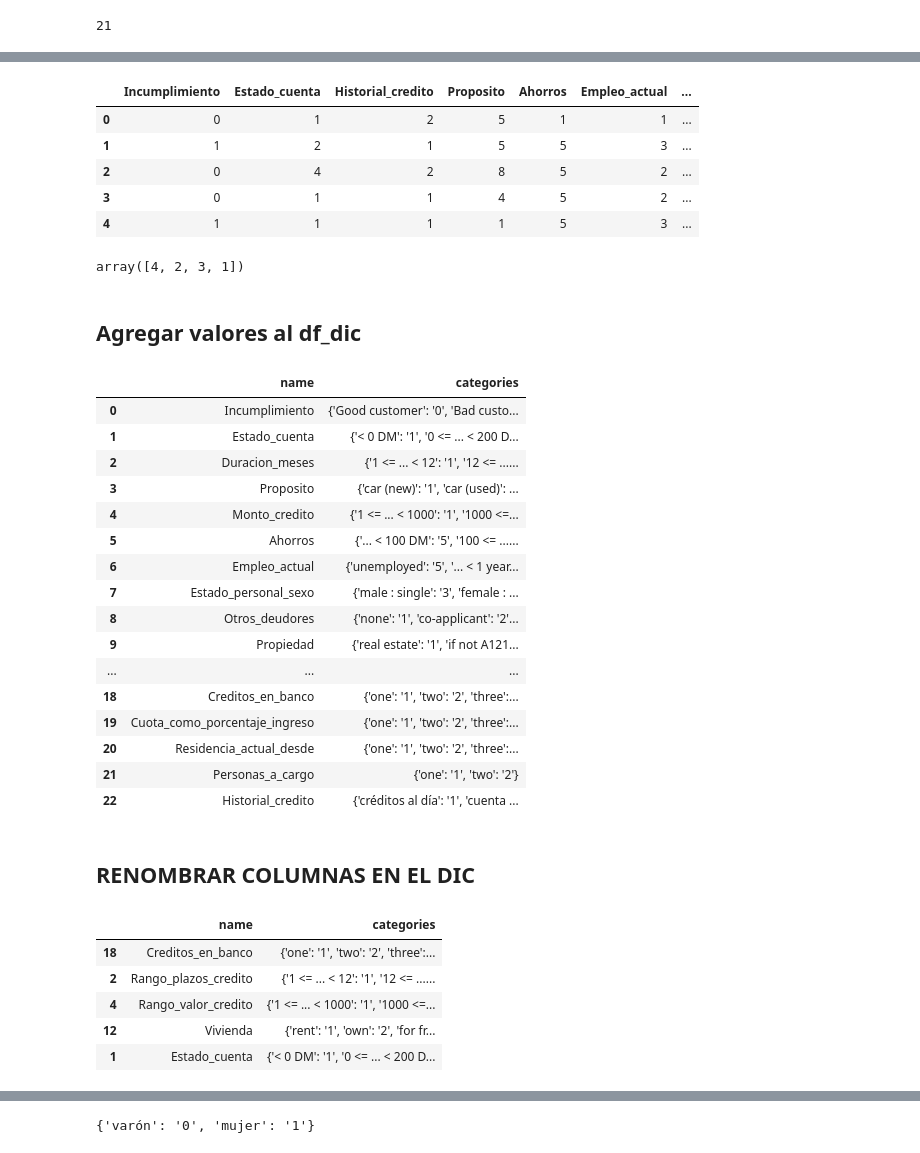
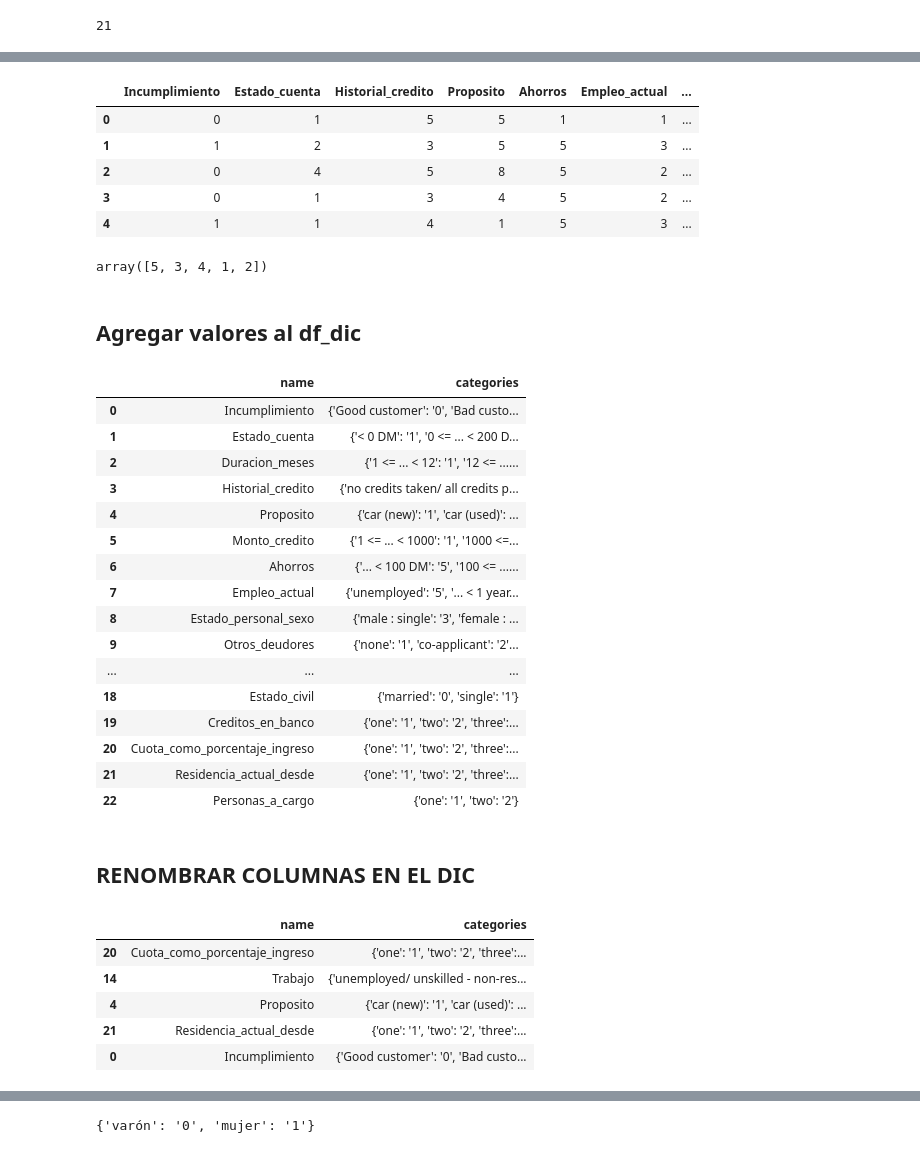
Before and after one commit to JulioLaz/credit_scoring_predict, a Jupyter notebook: Credit_Scoring_Prediction_final.ipynb, the cells around one changed output, grey strips where cells are left out. Saved outputs shown, nothing was run; the diff lists cells and outputs as text; code cells hidden in the pictures.

```diff
--- a/Credit_Scoring_Prediction_final.ipynb
+++ b/Credit_Scoring_Prediction_final.ipynb
@@ -29,19 +29,19 @@ La importancia de reducir el riesgo crediticio ha llevado a una institución fin
 # %%
 import pandas as pd
 import numpy as np
-pd.set_option('display.max_columns', None)
 import seaborn as sns
 import matplotlib.pyplot as plt
+import random
 import warnings
-warnings.filterwarnings("ignore")
-from sklearn.model_selection import train_test_split
+
+from sklearn.model_selection import train_test_split, GridSearchCV
 from sklearn.linear_model import LogisticRegression
 from sklearn.tree import DecisionTreeClassifier
 from sklearn.ensemble import RandomForestClassifier
 from sklearn.naive_bayes import GaussianNB
-from sklearn.metrics import accuracy_score, precision_score, recall_score, f1_score
-from sklearn.metrics import roc_auc_score, roc_curve
-global df_banco, resultados
+from sklearn.metrics import accuracy_score, precision_score, recall_score, f1_score, classification_report, confusion_matrix,roc_auc_score, roc_curve, auc
+from sklearn.svm import SVC
+warnings.filterwarnings("ignore")
 # %%
 from google.colab import drive
 drive.mount('/content/drive')
@@ -296,66 +271,61 @@ len(df_bank.columns)
 # %%
-# df=df_bank.copy()
 ### sexo: 0=varón  sexo: 1=mujer
 ### e_civil: 0=casado  e_civil: 1= soltero
 df_bank['Sexo'] = np.where(df_bank['Estado_personal_sexo'] == 2, 1, 0)  # sexo=0 cuando personal_status_sex=2 (mujer), y sexo=1 cuando personal_status_sex=1 o 3 o 4
 df_bank['Estado_civil'] = np.where(df_bank['Estado_personal_sexo'].isin([1, 2, 4]), 0, 1)  # estado_civil=1 cuando personal_status_sex=1, 2 o 4, y 0 cuando personal_status_sex=3
 df_bank.drop('Estado_personal_sexo',axis=1,inplace=True)
-
-#### columna credit_history:{'no se tomaron créditos/todos los créditos se pagaron debidamente': '1', 'todos los créditos en este banco se pagaron debidamente': '2', 'créditos existentes se pagaron debidamente hasta ahora': '3', 'retraso en el pago desactivado en el pasado': '4', 'cuenta crítica/otros créditos existentes (no en este banco)': '5'}
-df_bank['Historial_credito'] = df_bank['Historial_credito'].replace({2: 1, 3: 1, 4: 1, 5: 2})
 df_bank.head()
 # %% [output]
 |  | Incumplimiento | Estado_cuenta | Historial_credito | Proposito | Ahorros | Empleo_actual | ... |
-| 0 | 0 | 1 | 2 | 5 | 1 | 1 | ... |
-| 1 | 1 | 2 | 1 | 5 | 5 | 3 | ... |
-| 2 | 0 | 4 | 2 | 8 | 5 | 2 | ... |
-| 3 | 0 | 1 | 1 | 4 | 5 | 2 | ... |
-| 4 | 1 | 1 | 1 | 1 | 5 | 3 | ... |
+| 0 | 0 | 1 | 5 | 5 | 1 | 1 | ... |
+| 1 | 1 | 2 | 3 | 5 | 5 | 3 | ... |
+| 2 | 0 | 4 | 5 | 8 | 5 | 2 | ... |
+| 3 | 0 | 1 | 3 | 4 | 5 | 2 | ... |
+| 4 | 1 | 1 | 4 | 1 | 5 | 3 | ... |
 # %%
-df_bank.Residencia_actual_desde.unique()
+df_bank.Historial_credito.unique()
 # %% [output]
-array([4, 2, 3, 1])
+array([5, 3, 4, 1, 2])
 # %% [markdown]
 ## Agregar valores al df_dic
 # %%
 ### borrar fila
 df_dic = df_dic[df_dic['name'] != 'Creditos_en_banco']
-df_dic = df_dic[df_dic['name'] != 'Historial_credito']
+# df_dic = df_dic[df_dic['name'] != 'Historial_credito']
 df_dic = df_dic[df_dic['name'] != 'Cuota_como_porcentaje_ingreso']
 df_dic = df_dic[df_dic['name'] != 'Personas_a_cargo']
 df_dic = df_dic[df_dic['name'] != 'Residencia_actual_desde']
 
 ### aregar data de new columns en dic original   ###
 new_rows = [
     {'name': 'Sexo', 'categories': {'varón': '0', 'mujer': '1'}},
     {'name': 'Estado_civil', 'categories': {'married': '0', 'single': '1'}},
     {'name': 'Creditos_en_banco', 'categories': {'one': '1', 'two': '2','three': '3', 'four': '4'}},
     {'name': 'Cuota_como_porcentaje_ingreso', 'categories': {'one': '1', 'two': '2','three': '3', 'four': '4'}},
     {'name': 'Residencia_actual_desde', 'categories': {'one': '1', 'two': '2','three': '3', 'four': '4'}},
-    {'name': 'Personas_a_cargo', 'categories': {'one': '1', 'two': '2'}},
-    {'name': 'Historial_credito', 'categories': {'créditos al día': '1', 'cuenta crítica': '2'}}
+    {'name': 'Personas_a_cargo', 'categories': {'one': '1', 'two': '2'}}
+    # {'name': 'Historial_credito', 'categories': {'credits paid': '1','credits paid': '2','credits paid': '3','credits paid': '4', 'critical account': '5'}}
 ]
-
 df_dic = df_dic.append(new_rows, ignore_index=True)
 df_dic
 # %% [output]
 |  | name | categories |
 | 0 | Incumplimiento | {'Good customer': '0', 'Bad custo... |
 | 1 | Estado_cuenta | {'< 0 DM': '1', '0 <= ... < 200 D... |
 | 2 | Duracion_meses | {'1 <= ... < 12': '1', '12 <= ...... |
-| 3 | Proposito | {'car (new)': '1', 'car (used)': ... |
-| 4 | Monto_credito | {'1 <= ... < 1000': '1', '1000 <=... |
-| 5 | Ahorros | {'... < 100 DM': '5', '100 <= ...... |
-| 6 | Empleo_actual | {'unemployed': '5', '... < 1 year... |
-| 7 | Estado_personal_sexo | {'male : single': '3', 'female : ... |
-| 8 | Otros_deudores | {'none': '1', 'co-applicant': '2'... |
-| 9 | Propiedad | {'real estate': '1', 'if not A121... |
+| 3 | Historial_credito | {'no credits taken/ all credits p... |
+| 4 | Proposito | {'car (new)': '1', 'car (used)': ... |
+| 5 | Monto_credito | {'1 <= ... < 1000': '1', '1000 <=... |
+| 6 | Ahorros | {'... < 100 DM': '5', '100 <= ...... |
+| 7 | Empleo_actual | {'unemployed': '5', '... < 1 year... |
+| 8 | Estado_personal_sexo | {'male : single': '3', 'female : ... |
+| 9 | Otros_deudores | {'none': '1', 'co-applicant': '2'... |
 | ... | ... | ... |
-| 18 | Creditos_en_banco | {'one': '1', 'two': '2', 'three':... |
-| 19 | Cuota_como_porcentaje_ingreso | {'one': '1', 'two': '2', 'three':... |
-| 20 | Residencia_actual_desde | {'one': '1', 'two': '2', 'three':... |
-| 21 | Personas_a_cargo | {'one': '1', 'two': '2'} |
-| 22 | Historial_credito | {'créditos al día': '1', 'cuenta ... |
+| 18 | Estado_civil | {'married': '0', 'single': '1'} |
+| 19 | Creditos_en_banco | {'one': '1', 'two': '2', 'three':... |
+| 20 | Cuota_como_porcentaje_ingreso | {'one': '1', 'two': '2', 'three':... |
+| 21 | Residencia_actual_desde | {'one': '1', 'two': '2', 'three':... |
+| 22 | Personas_a_cargo | {'one': '1', 'two': '2'} |
 # %% [markdown]
 ## RENOMBRAR COLUMNAS EN EL DIC
 # %%
@@ -371,8 +341,8 @@ df_dic.loc[index_to_change_duration, 'name'] = 'Rango_plazos_credito'
 df_dic.sample(5)
 # %% [output]
 |  | name | categories |
-| 18 | Creditos_en_banco | {'one': '1', 'two': '2', 'three':... |
-| 2 | Rango_plazos_credito | {'1 <= ... < 12': '1', '12 <= ...... |
-| 4 | Rango_valor_credito | {'1 <= ... < 1000': '1', '1000 <=... |
-| 12 | Vivienda | {'rent': '1', 'own': '2', 'for fr... |
-| 1 | Estado_cuenta | {'< 0 DM': '1', '0 <= ... < 200 D... |
+| 20 | Cuota_como_porcentaje_ingreso | {'one': '1', 'two': '2', 'three':... |
+| 14 | Trabajo | {'unemployed/ unskilled - non-res... |
+| 4 | Proposito | {'car (new)': '1', 'car (used)': ... |
+| 21 | Residencia_actual_desde | {'one': '1', 'two': '2', 'three':... |
+| 0 | Incumplimiento | {'Good customer': '0', 'Bad custo... |
```
Also changed, not shown: parts of 143 cells of this notebook.
